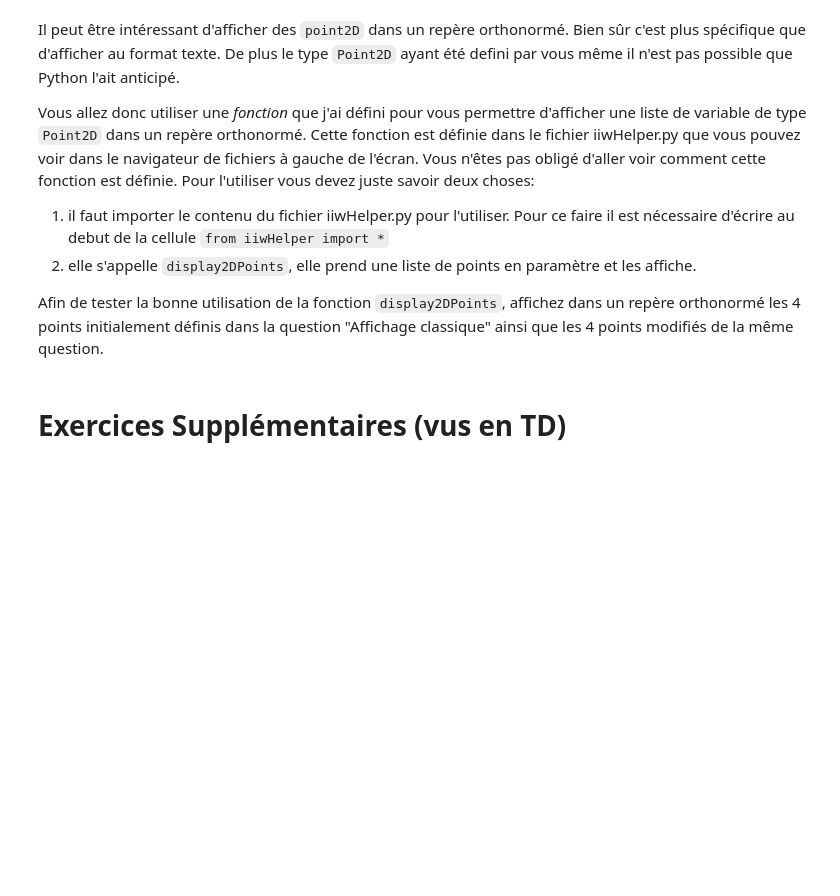
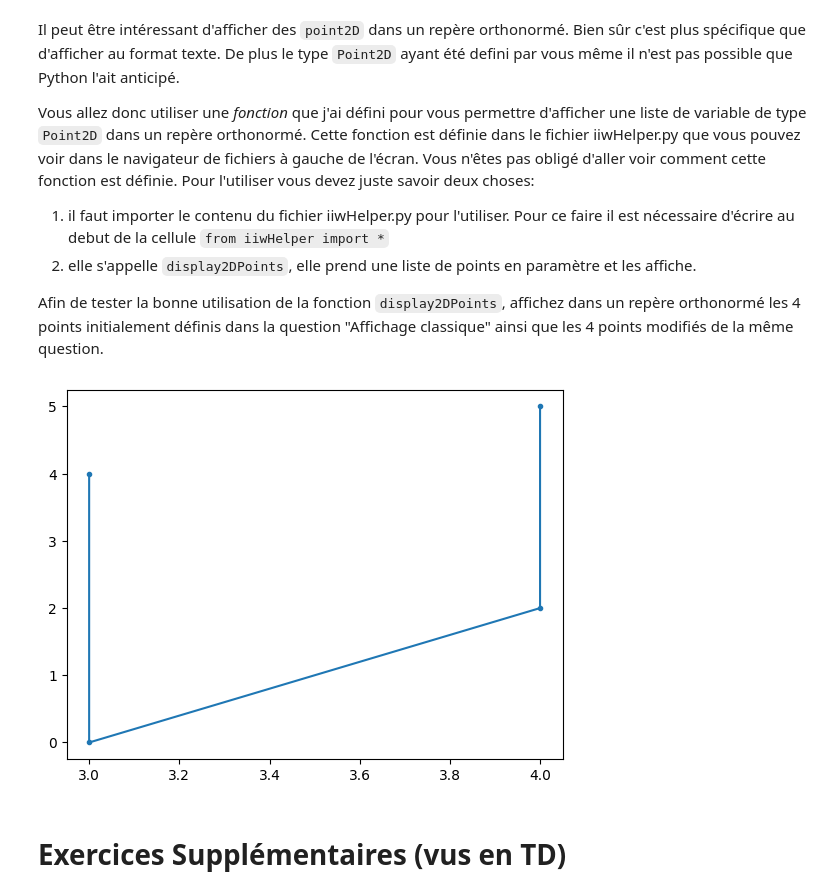
Before and after one commit to gregory-buffard/University-Projects, a Jupyter notebook: Bachelor/Year 1/TP1/tp1.ipynb, the cells around one changed output. Drawn from its saved outputs; the diff is of its cells as text; code cells hidden in the pictures; blank space fills up the shorter version.

```diff
--- a/Bachelor/Year 1/TP1/tp1.ipynb
+++ b/Bachelor/Year 1/TP1/tp1.ipynb
@@ -163,0 +233,13 @@
+# %%
+#Écrivez votre code ci-dessous
+
+def cd(coordinate1: Point2D, coordinate2: Point2D) -> float:
+    if (coordinate1[0] == coordinate2[0]):
+        raise Exception('Coordinates X cannot be equal.')
+
+    return round((coordinate2[1] - coordinate1[1]) / (coordinate2[0] - coordinate1[0]), 2)
+
+p2: Point2D = (3, 0)
+p3: Point2D = (4, 2)
+
+print(cd(p2, p3))
@@ -171,0 +254,9 @@
+# %%
+#Écrivez votre code ci-dessous
+
+def distance2D(coordinates: tuple[Point2D, Point2D]) -> float:
+    return round(((coordinates[0][0] - coordinates[1][0])**2 + (coordinates[0][1] - coordinates[1][1])**2)**0.5, 2)
+
+p4: Point2D = (4, 5)
+
+print(distance2D((p1, p4)))
@@ -209,3 +300,22 @@
+# %%
+#Écrivez votre code ci-dessous
+
+from iiwHelper import *
+
+class Point2DClass:
+    def __init__(self, x: int, y: int):
+        self.x = x
+        self.y = y
+
+def convertifyForIiwHelper(coordinates: list[Point2D]) -> list[Point2D]:
+    finalOutput = []
+    for i in coordinates:
+        finalOutput.append(Point2DClass(i[0], i[1]))
+    return finalOutput
+
+display2DPoints(convertifyForIiwHelper([p1, p2, p3, p4]))
+# %% [output]
+[figure, added]
 # %% [markdown]
 # Exercices Supplémentaires (vus en TD)
 # %% [markdown]
```
Also changed, not shown: parts of 12 cells of this notebook, 1 other file.
